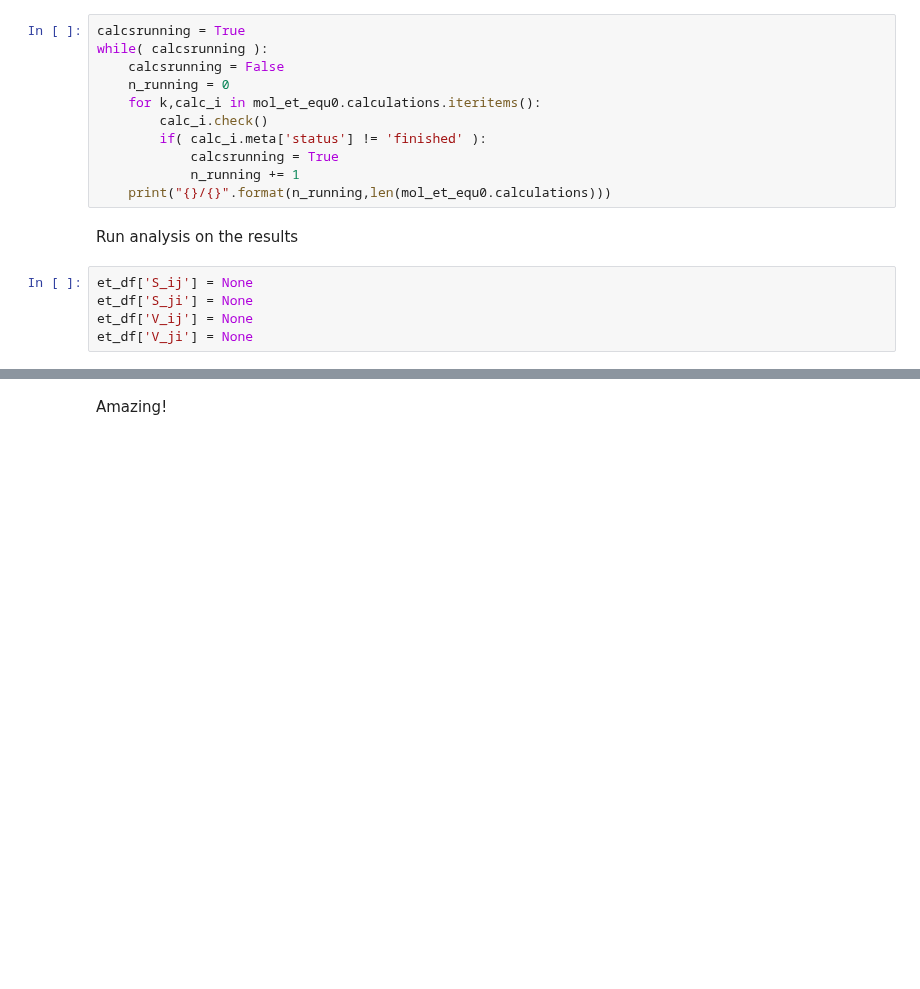
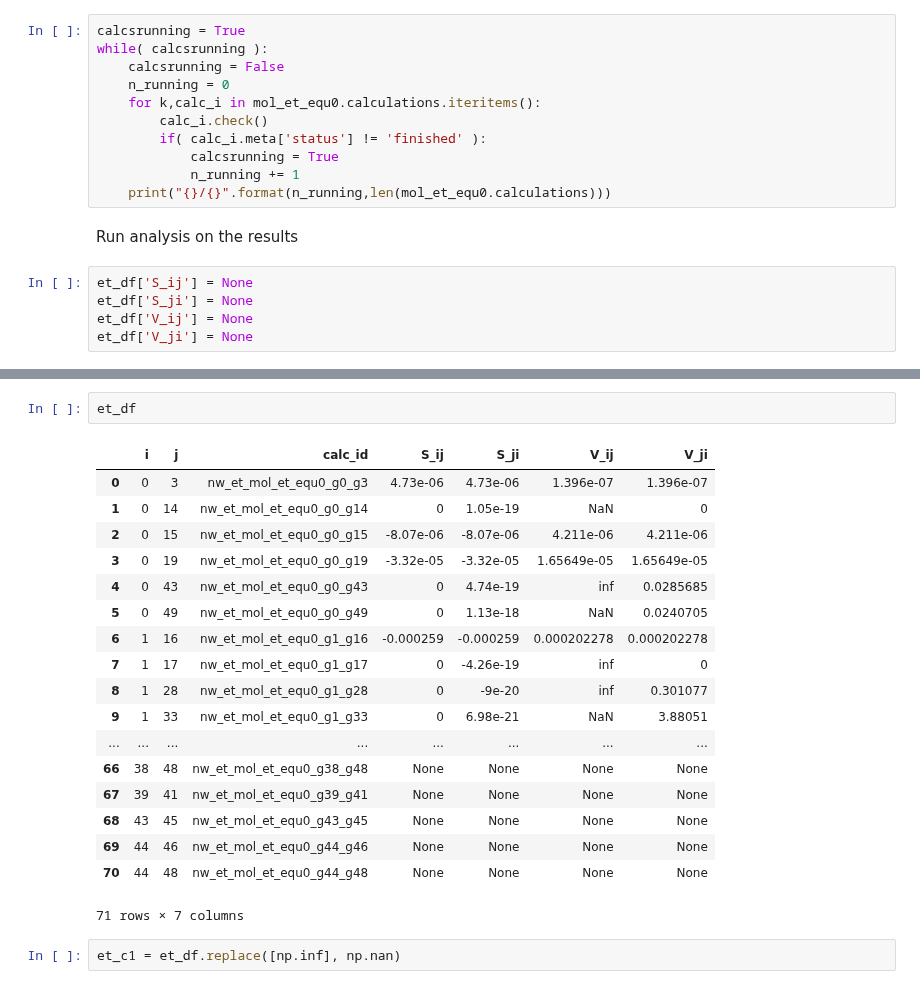
Before and after one commit to NREL/streamm-tools, a Jupyter notebook: examples/P3HT_ET.ipynb, the cells around one changed output, grey strips where cells are left out. Cells and saved outputs as stored; diff of their text form; blank space fills up the shorter version.

```diff
--- a/examples/P3HT_ET.ipynb
+++ b/examples/P3HT_ET.ipynb
@@ -1498,2 +1502,23 @@ File nw_et_mol_et_equ0_g0_g49.log not found will try to download
-# %% [markdown]
-Amazing!
+# %%
+et_df
+# %% [output]
+|  | i | j | calc_id | S_ij | S_ji | V_ij | V_ji |
+| 0 | 0 | 3 | nw_et_mol_et_equ0_g0_g3 | 4.73e-06 | 4.73e-06 | 1.396e-07 | 1.396e-07 |
+| 1 | 0 | 14 | nw_et_mol_et_equ0_g0_g14 | 0 | 1.05e-19 | NaN | 0 |
+| 2 | 0 | 15 | nw_et_mol_et_equ0_g0_g15 | -8.07e-06 | -8.07e-06 | 4.211e-06 | 4.211e-06 |
+| 3 | 0 | 19 | nw_et_mol_et_equ0_g0_g19 | -3.32e-05 | -3.32e-05 | 1.65649e-05 | 1.65649e-05 |
+| 4 | 0 | 43 | nw_et_mol_et_equ0_g0_g43 | 0 | 4.74e-19 | inf | 0.0285685 |
+| 5 | 0 | 49 | nw_et_mol_et_equ0_g0_g49 | 0 | 1.13e-18 | NaN | 0.0240705 |
+| 6 | 1 | 16 | nw_et_mol_et_equ0_g1_g16 | -0.000259 | -0.000259 | 0.000202278 | 0.000202278 |
+| 7 | 1 | 17 | nw_et_mol_et_equ0_g1_g17 | 0 | -4.26e-19 | inf | 0 |
+| 8 | 1 | 28 | nw_et_mol_et_equ0_g1_g28 | 0 | -9e-20 | inf | 0.301077 |
+| 9 | 1 | 33 | nw_et_mol_et_equ0_g1_g33 | 0 | 6.98e-21 | NaN | 3.88051 |
+| ... | ... | ... | ... | ... | ... | ... | ... |
+| 66 | 38 | 48 | nw_et_mol_et_equ0_g38_g48 | None | None | None | None |
+| 67 | 39 | 41 | nw_et_mol_et_equ0_g39_g41 | None | None | None | None |
+| 68 | 43 | 45 | nw_et_mol_et_equ0_g43_g45 | None | None | None | None |
+| 69 | 44 | 46 | nw_et_mol_et_equ0_g44_g46 | None | None | None | None |
+| 70 | 44 | 48 | nw_et_mol_et_equ0_g44_g48 | None | None | None | None |
+71 rows × 7 columns
+# %%
+et_c1 = et_df.replace([np.inf], np.nan)
```
Also changed, not shown: parts of 9 cells of this notebook, 1 other file.
